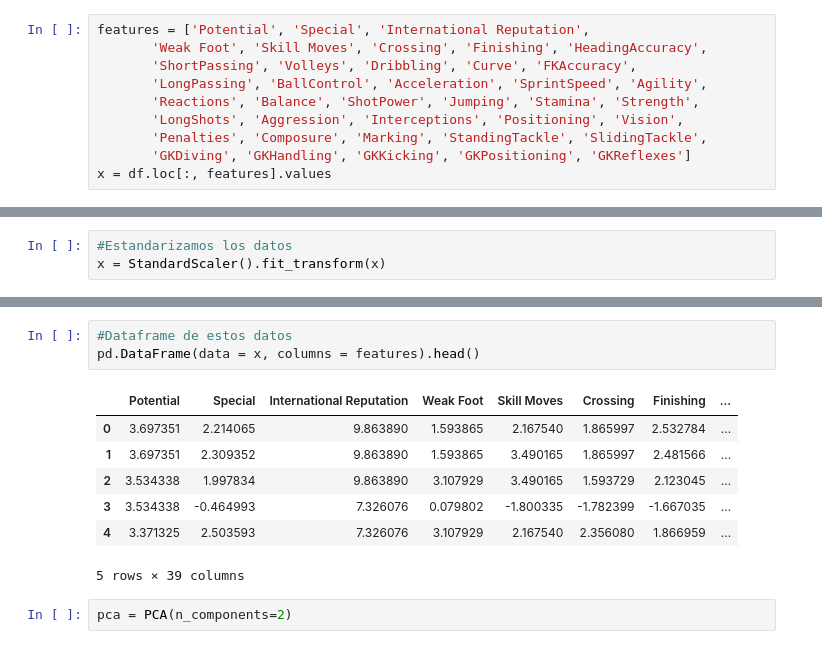
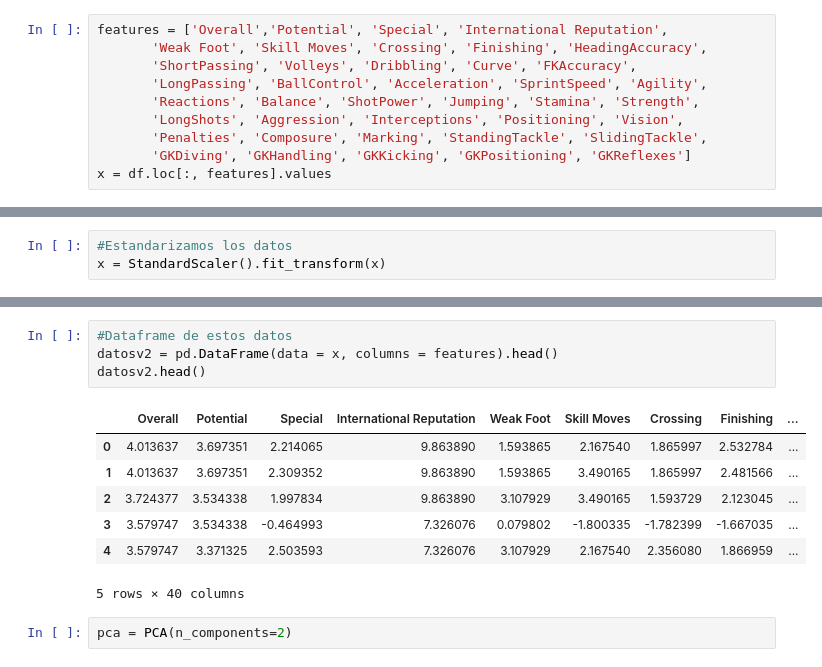
Before and after one commit to Jotivirix/Datamining_UFV, a Jupyter notebook: Lab1/entregable3/Lab1-Entregable3.ipynb, the cells around one changed output, grey strips where cells are left out. Cells and saved outputs as stored; diff of their text form.

```diff
--- a/Lab1/entregable3/Lab1-Entregable3.ipynb
+++ b/Lab1/entregable3/Lab1-Entregable3.ipynb
@@ -260,7 +391,7 @@ Tamaño sin duplicados 18157
 | 4 | 27 | 91 | 92 | 2281 | 4.0 | 5.0 | 4.0 | 93.0 | ... |
 5 rows × 41 columns
 # %%
-features = ['Potential', 'Special', 'International Reputation',
+features = ['Overall','Potential', 'Special', 'International Reputation',
        'Weak Foot', 'Skill Moves', 'Crossing', 'Finishing', 'HeadingAccuracy',
        'ShortPassing', 'Volleys', 'Dribbling', 'Curve', 'FKAccuracy',
        'LongPassing', 'BallControl', 'Acceleration', 'SprintSpeed', 'Agility',
@@ -293,14 +408,15 @@ array([[ 3.69735122,  2.21406452,  9.86389013, ..., -0.07470791,
 # %%
 #Dataframe de estos datos
-pd.DataFrame(data = x, columns = features).head()
+datosv2 = pd.DataFrame(data = x, columns = features).head()
+datosv2.head()
 # %% [output]
-|  | Potential | Special | International Reputation | Weak Foot | Skill Moves | Crossing | Finishing | ... |
-| 0 | 3.697351 | 2.214065 | 9.863890 | 1.593865 | 2.167540 | 1.865997 | 2.532784 | ... |
-| 1 | 3.697351 | 2.309352 | 9.863890 | 1.593865 | 3.490165 | 1.865997 | 2.481566 | ... |
-| 2 | 3.534338 | 1.997834 | 9.863890 | 3.107929 | 3.490165 | 1.593729 | 2.123045 | ... |
-| 3 | 3.534338 | -0.464993 | 7.326076 | 0.079802 | -1.800335 | -1.782399 | -1.667035 | ... |
-| 4 | 3.371325 | 2.503593 | 7.326076 | 3.107929 | 2.167540 | 2.356080 | 1.866959 | ... |
+|  | Overall | Potential | Special | International Reputation | Weak Foot | Skill Moves | Crossing | Finishing | ... |
+| 0 | 4.013637 | 3.697351 | 2.214065 | 9.863890 | 1.593865 | 2.167540 | 1.865997 | 2.532784 | ... |
+| 1 | 4.013637 | 3.697351 | 2.309352 | 9.863890 | 1.593865 | 3.490165 | 1.865997 | 2.481566 | ... |
+| 2 | 3.724377 | 3.534338 | 1.997834 | 9.863890 | 3.107929 | 3.490165 | 1.593729 | 2.123045 | ... |
+| 3 | 3.579747 | 3.534338 | -0.464993 | 7.326076 | 0.079802 | -1.800335 | -1.782399 | -1.667035 | ... |
+| 4 | 3.579747 | 3.371325 | 2.503593 | 7.326076 | 3.107929 | 2.167540 | 2.356080 | 1.866959 | ... |
-5 rows × 39 columns
+5 rows × 40 columns
 # %%
 pca = PCA(n_components=2)
 # %%
```
Also changed, not shown: parts of 31 cells of this notebook.
